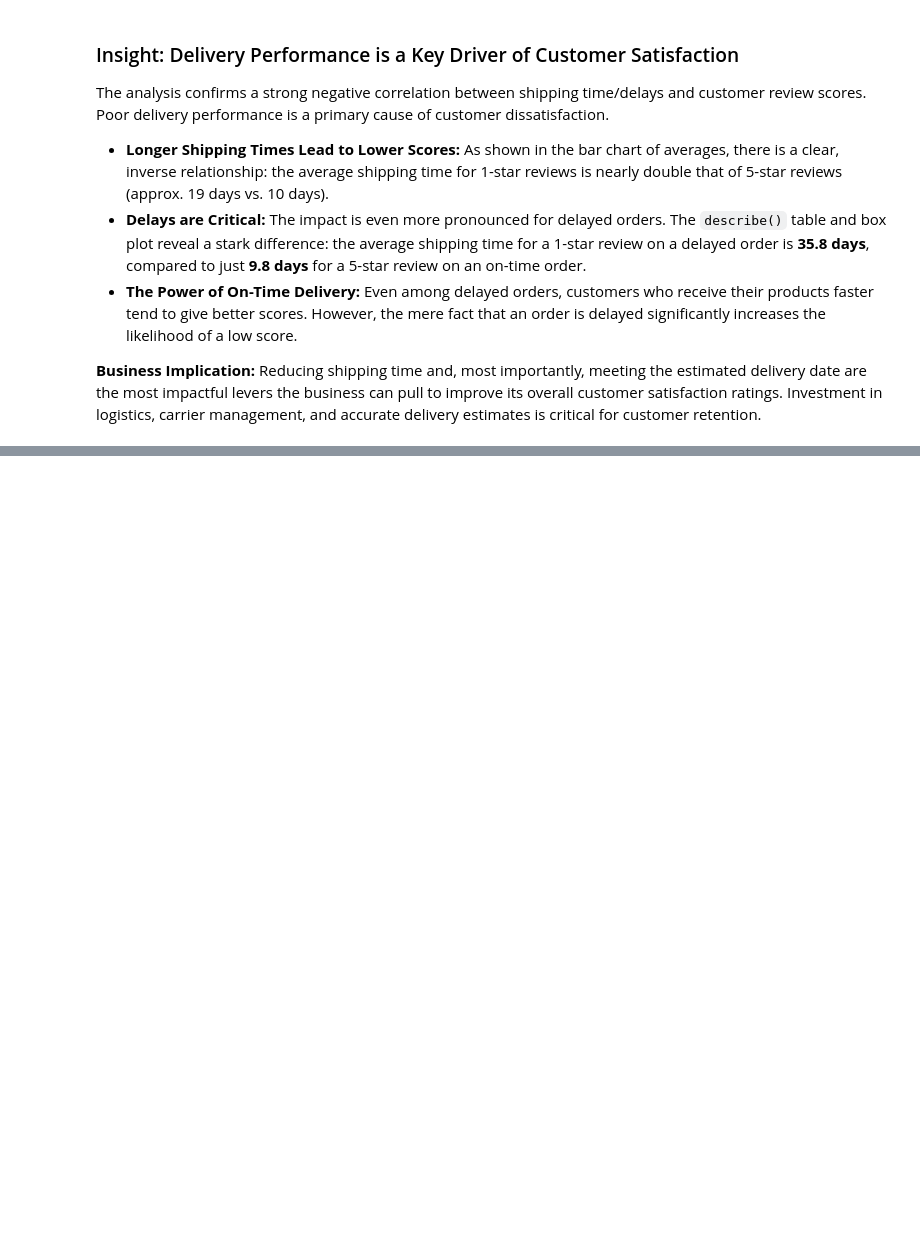
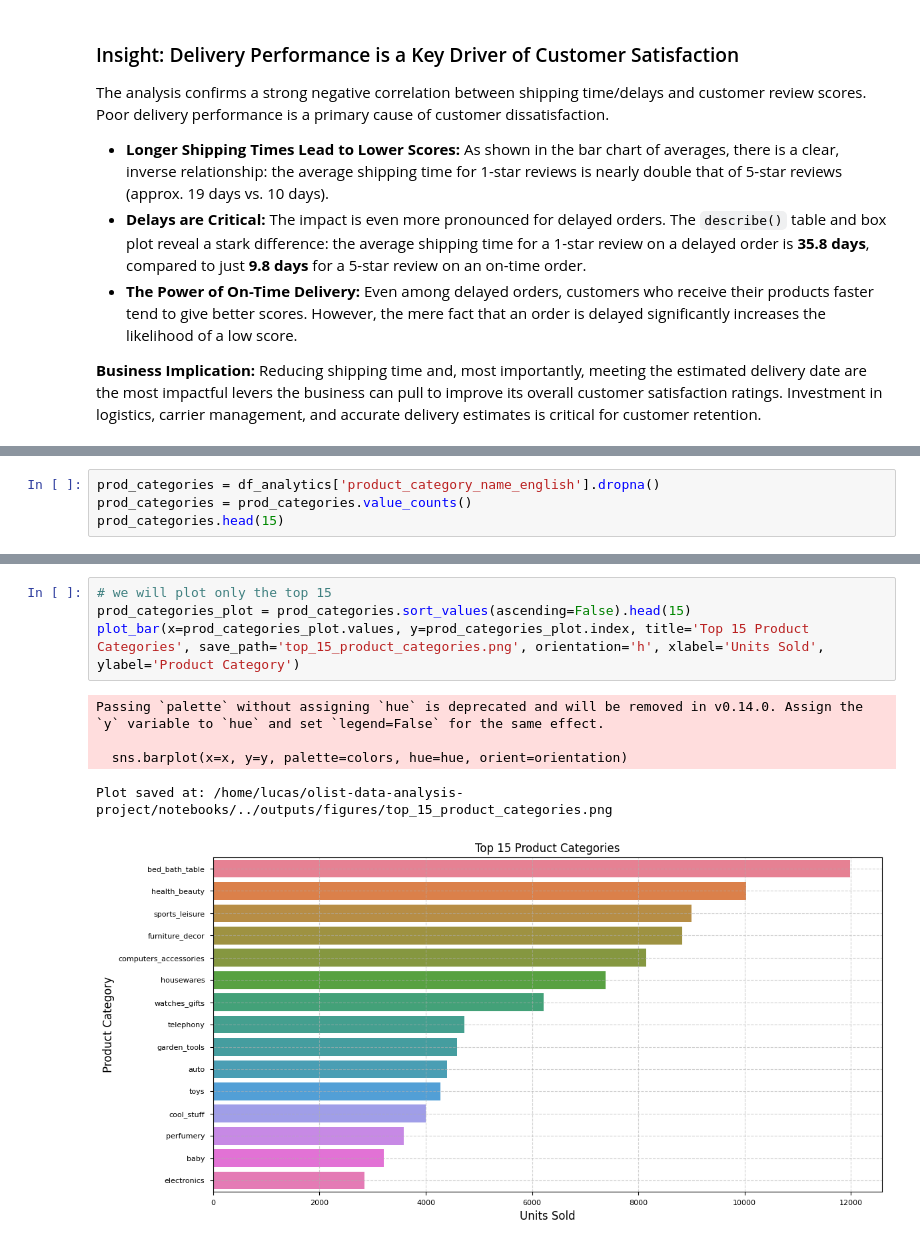
Before and after one commit to Lucas-Ker/olist-data-analysis-project, a Jupyter notebook: notebooks/02_eda_kpis_visuals.ipynb, the cells around one changed output, grey strips where cells are left out. Saved outputs shown, nothing was run; the diff lists cells and outputs as text; blank space fills up the shorter version.

```diff
--- a/notebooks/02_eda_kpis_visuals.ipynb
+++ b/notebooks/02_eda_kpis_visuals.ipynb
@@ -289,0 +408,4 @@ The analysis confirms a strong negative correlation between shipping time/delays
+# %%
+prod_categories = df_analytics['product_category_name_english'].dropna()
+prod_categories = prod_categories.value_counts()
+prod_categories.head(15)
@@ -289,0 +430,10 @@ The analysis confirms a strong negative correlation between shipping time/delays
+# %%
+# we will plot only the top 15
+prod_categories_plot = prod_categories.sort_values(ascending=False).head(15)
+plot_bar(x=prod_categories_plot.values, y=prod_categories_plot.index, title='Top 15 Product Categories', save_path='top_15_product_categories.png', orientation='h', xlabel='Units Sold', ylabel='Product Category')
+# %% [output]
+Passing `palette` without assigning `hue` is deprecated and will be removed in v0.14.0. Assign the `y` variable to `hue` and set `legend=False` for the same effect.
+
+  sns.barplot(x=x, y=y, palette=colors, hue=hue, orient=orientation)
+Plot saved at: /home/lucas/olist-data-analysis-project/notebooks/../outputs/figures/top_15_product_categories.png
+[figure, added]
```
Also changed, not shown: parts of 50 cells of this notebook, 14 other files.
